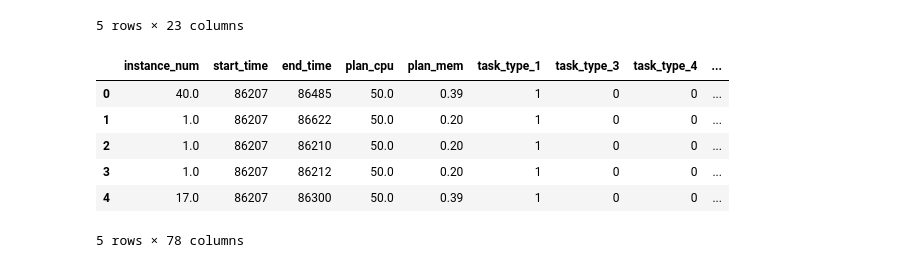
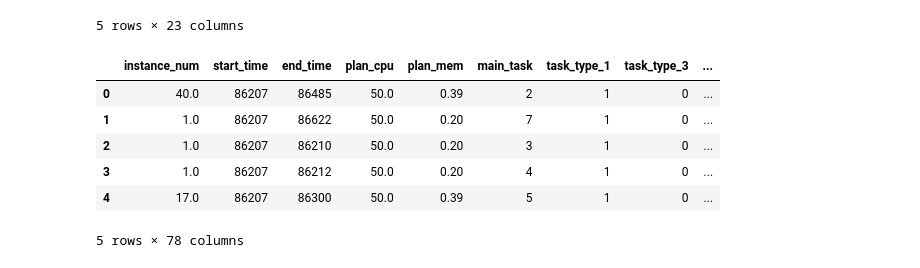
Before and after one commit to felescgon/graph-seq-2-seq-sandbox, a Jupyter notebook: data_preprocessing.ipynb, the cells around one changed output. Drawn from its saved outputs; the diff is of its cells as text; code cells hidden in the pictures.

```diff
--- a/data_preprocessing.ipynb
+++ b/data_preprocessing.ipynb
@@ -102,25 +60,28 @@ alibaba_batch_task_df.head()
 # %%
 # Split task_name by "_" and extract the numbers
 alibaba_batch_task_df['task_name'] = alibaba_batch_task_df['task_name'].str.replace('[RJM]', '', regex=True)
 alibaba_batch_task_df['numbers'] = alibaba_batch_task_df['task_name'].apply(lambda x: [int(num) for num in x.split('_') if num.isdigit()])
 alibaba_batch_task_df['main_task'] = alibaba_batch_task_df['numbers'].apply(lambda x: x[0] if len(x) > 0 else 0)
+
+main_task_col = alibaba_batch_task_df.pop('main_task')
+alibaba_batch_task_df.insert(7, 'main_task', main_task_col)
 
 # Create columns for job_1, job_2, job_3...
 for i in range(1, 58):
     col_name = f'job_{i}'
     alibaba_batch_task_df[col_name] = alibaba_batch_task_df['numbers'].apply(lambda x: 1 if i in x else 0)
 
 alibaba_batch_task_df.drop(columns=['numbers'], inplace=True)
 alibaba_batch_task_df.drop(columns=['task_name'], inplace=True)
 alibaba_batch_task_df.drop(columns=['task_type'], inplace=True)
 alibaba_batch_task_df.drop(columns=['task_category'], inplace=True)
 
 alibaba_batch_task_df.head()
 # %% [output]
-|  | instance_num | start_time | end_time | plan_cpu | plan_mem | task_type_1 | task_type_3 | task_type_4 | ... |
-| 0 | 40.0 | 86207 | 86485 | 50.0 | 0.39 | 1 | 0 | 0 | ... |
-| 1 | 1.0 | 86207 | 86622 | 50.0 | 0.20 | 1 | 0 | 0 | ... |
-| 2 | 1.0 | 86207 | 86210 | 50.0 | 0.20 | 1 | 0 | 0 | ... |
-| 3 | 1.0 | 86207 | 86212 | 50.0 | 0.20 | 1 | 0 | 0 | ... |
-| 4 | 17.0 | 86207 | 86300 | 50.0 | 0.39 | 1 | 0 | 0 | ... |
+|  | instance_num | start_time | end_time | plan_cpu | plan_mem | main_task | task_type_1 | task_type_3 | ... |
+| 0 | 40.0 | 86207 | 86485 | 50.0 | 0.39 | 2 | 1 | 0 | ... |
+| 1 | 1.0 | 86207 | 86622 | 50.0 | 0.20 | 7 | 1 | 0 | ... |
+| 2 | 1.0 | 86207 | 86210 | 50.0 | 0.20 | 3 | 1 | 0 | ... |
+| 3 | 1.0 | 86207 | 86212 | 50.0 | 0.20 | 4 | 1 | 0 | ... |
+| 4 | 17.0 | 86207 | 86300 | 50.0 | 0.39 | 5 | 1 | 0 | ... |
 5 rows × 78 columns
```
Also changed, not shown: parts of 12 cells of this notebook, 11 other files.
